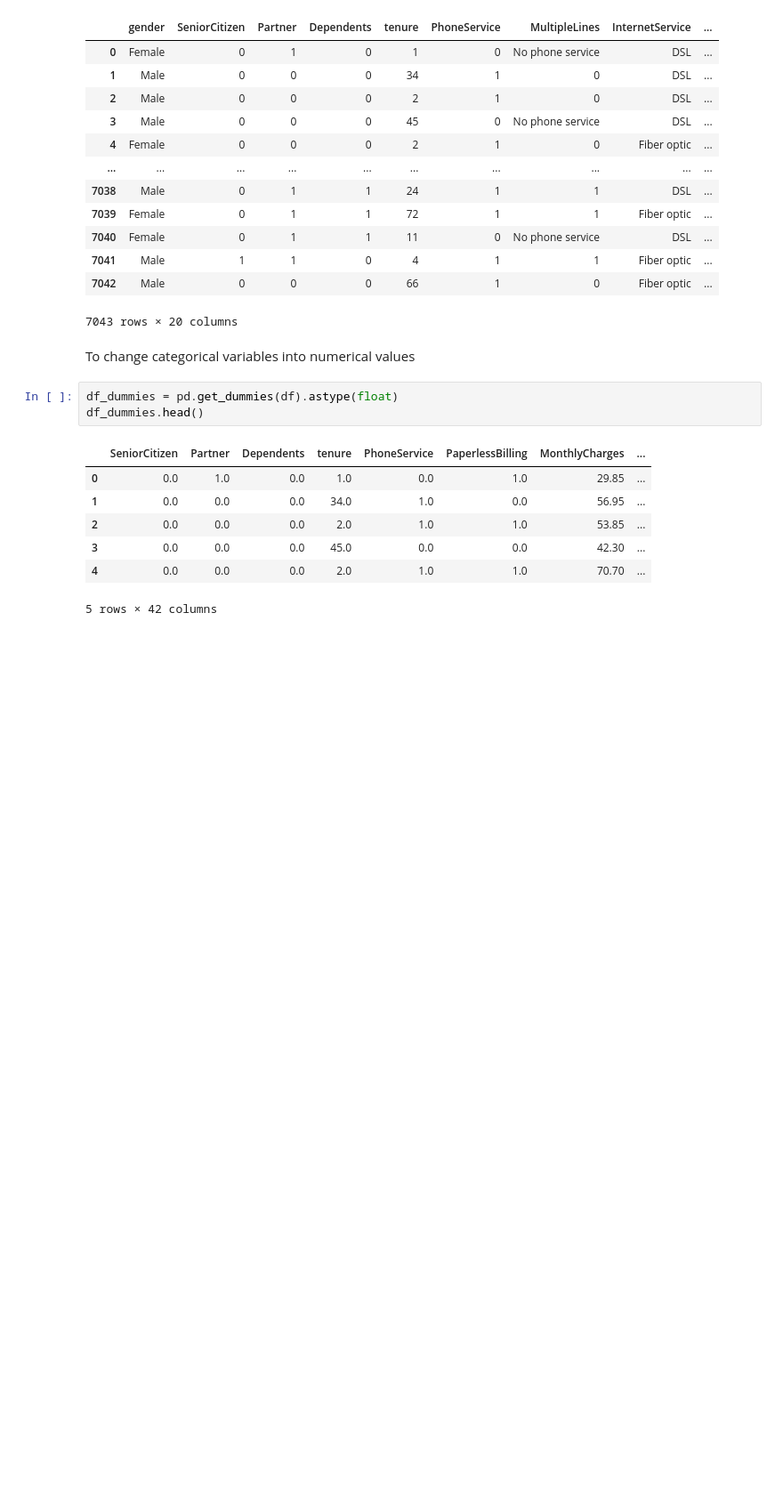
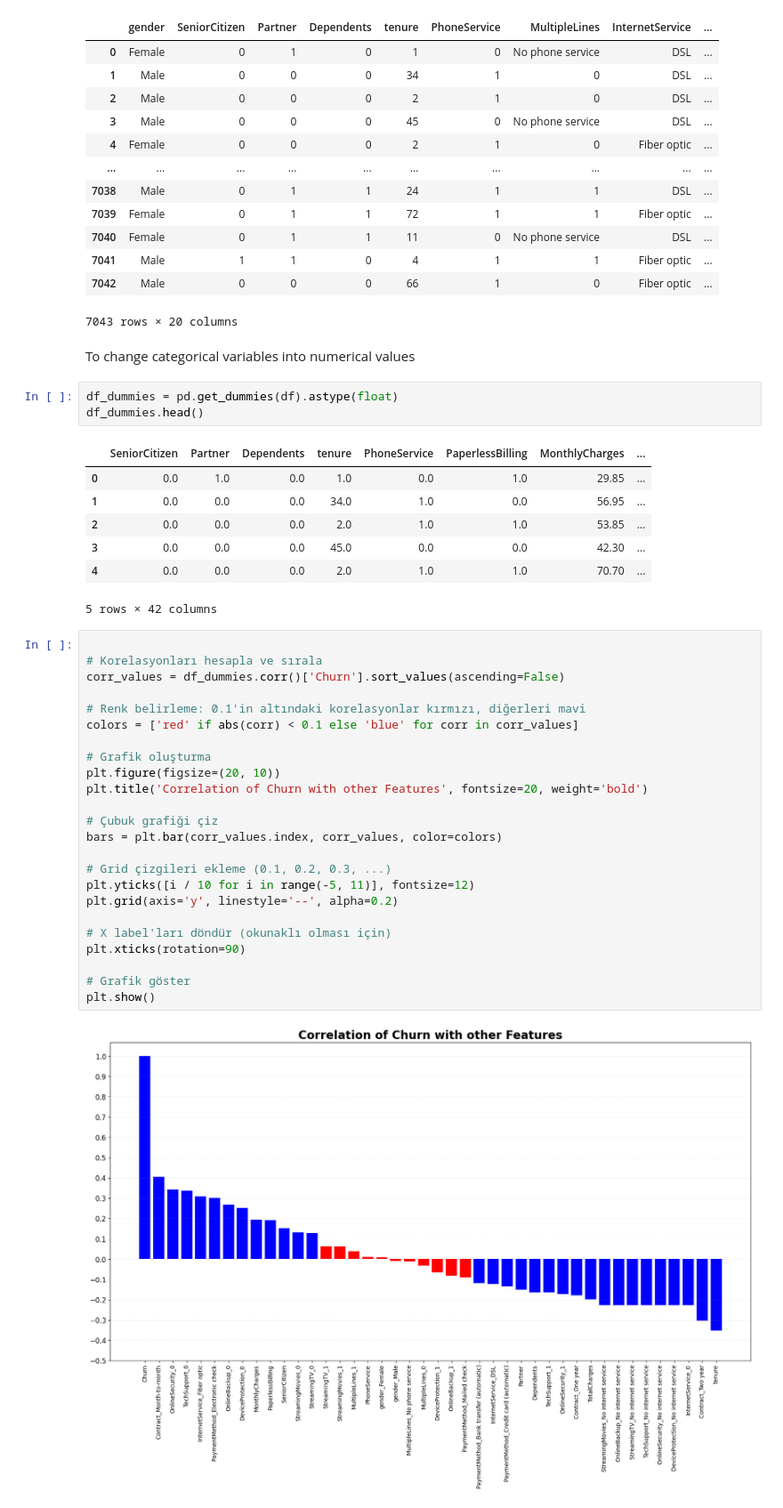
Before and after one commit to busraacr/churn_prediction, a Jupyter notebook: preprocessing.ipynb, the cells around one changed output. Shown at 89% size. Cells and saved outputs as stored; diff of their text form; blank space fills up the shorter version.

Commit message:
Correlation Graph

```diff
--- a/preprocessing.ipynb
+++ b/preprocessing.ipynb
@@ -193,3 +194,29 @@ df_dummies.head()
 | 3 | 0.0 | 0.0 | 0.0 | 45.0 | 0.0 | 0.0 | 42.30 | ... |
 | 4 | 0.0 | 0.0 | 0.0 | 2.0 | 1.0 | 1.0 | 70.70 | ... |
 5 rows × 42 columns
+# %%
+
+# Korelasyonları hesapla ve sırala
+corr_values = df_dummies.corr()['Churn'].sort_values(ascending=False)
+
+# Renk belirleme: 0.1'in altındaki korelasyonlar kırmızı, diğerleri mavi
+colors = ['red' if abs(corr) < 0.1 else 'blue' for corr in corr_values]
+
+# Grafik oluşturma
+plt.figure(figsize=(20, 10))
+plt.title('Correlation of Churn with other Features', fontsize=20, weight='bold')
+
+# Çubuk grafiği çiz
+bars = plt.bar(corr_values.index, corr_values, color=colors)
+
+# Grid çizgileri ekleme (0.1, 0.2, 0.3, ...)
+plt.yticks([i / 10 for i in range(-5, 11)], fontsize=12)
+plt.grid(axis='y', linestyle='--', alpha=0.2)
+
+# X label'ları döndür (okunaklı olması için)
+plt.xticks(rotation=90)
+
+# Grafik göster
+plt.show()
+# %% [output]
+[figure, added]
```
Also changed, not shown: parts of 2 cells of this notebook.
